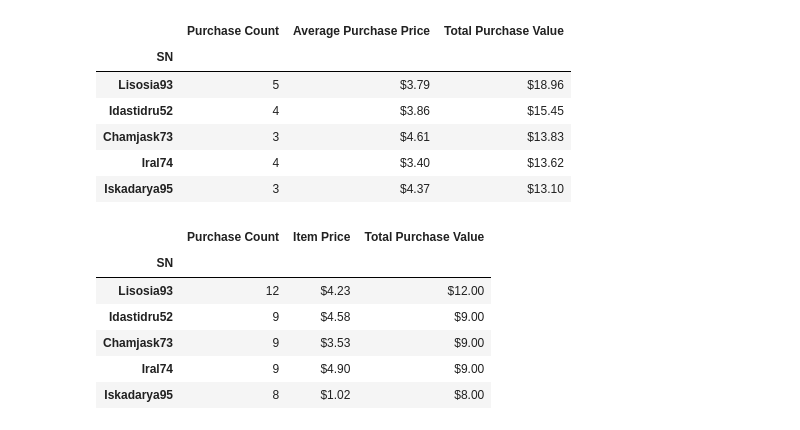
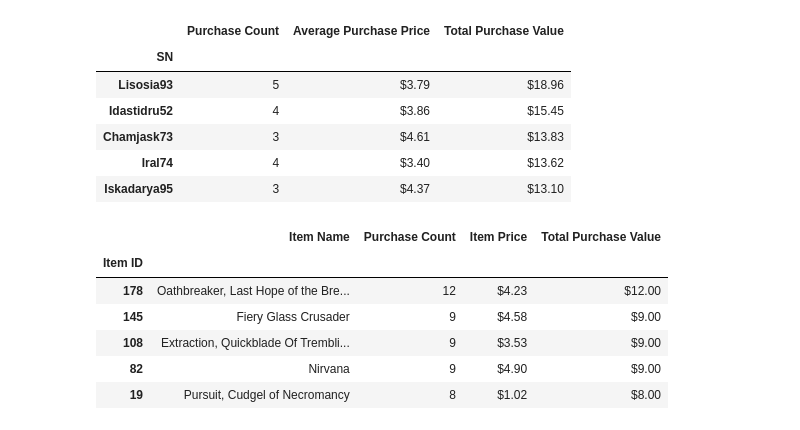
Before and after one commit to salizadeh10/Heroes-of-Pymoli, a Jupyter notebook: Heroes-of-Pymoli.ipynb, the cells around one changed output. Drawn from its saved outputs; the diff is of its cells as text; code cells hidden in the pictures.

Commit message:
Fixed Top Sellers table - most profitable still buggy

```diff
--- a/Heroes-of-Pymoli.ipynb
+++ b/Heroes-of-Pymoli.ipynb
@@ -344,13 +344,14 @@ top_spenders_df.style.format({"Average Purchase Price": "${:.2f}", "Total Purcha
 # Optional: give the displayed data cleaner formatting
 # Display a preview of the summary data frame
 
-top_sellers_df = age_demographic_df[["Item ID","Item Name", "Price"]]
+top_sellers_df = age_demographic_df[["Item ID", "Item Name", "Price"]]
 top_sellers = top_sellers_df.groupby("Item ID").count()
 top_sellers.sort_values(by = "Item Name", ascending = False, inplace = True)
 top_sellers_df = top_sellers_df.drop_duplicates(["Item ID", "Item Name"])
 
 # Get the list of top sellers names
-top_sellers_ids = [top_sellers.index[0], top_sellers.index[1], top_sellers.index[2], top_sellers.index[3], top_sellers.index[4]]
+top_sellers_ids = [top_sellers.index[0], top_sellers.index[1], top_sellers.index[2],
+                   top_sellers.index[3], top_sellers.index[4]]
 
 # Build the top sellers list of names
 top_sellers_name_0 = top_sellers_df.loc[top_sellers_df["Item ID"] == top_sellers_ids[0], "Item Name"].item()
@@ -363,39 +364,42 @@ top_sellers_names  = [top_item_name_0, top_item_name_1, top_item_name_2, top_ite
 # build the top sellers list of prices
 top_sellers_price_0 = top_sellers_df.loc[top_sellers_df["Item Name"] == top_sellers_names[0], "Price"].item()
 top_sellers_price_1 = top_sellers_df.loc[top_sellers_df["Item Name"] == top_sellers_names[1], "Price"].item()
 top_sellers_price_2 = top_sellers_df.loc[top_sellers_df["Item Name"] == top_sellers_names[2], "Price"].item()
 top_sellers_price_3 = top_sellers_df.loc[top_sellers_df["Item Name"] == top_sellers_names[3], "Price"].item()
 top_sellers_price_4 = top_sellers_df.loc[top_sellers_df["Item Name"] == top_sellers_names[4], "Price"].item()
 top_sellers_prices  = [top_sellers_price_0, top_sellers_price_1, top_sellers_price_2, top_sellers_price_3,top_sellers_price_4]
 
 # get the list of top sellers purchase ounts
 top_sellers_counts = [top_sellers.iloc[0,0], top_sellers.iloc[1,0], top_sellers.iloc[2,0],
                    top_sellers.iloc[3,0], top_sellers.iloc[4,0]]
 
 # Make a list of calculated total values for top sellers
 top_sellers_total_values = [(top_sellers.iloc[0,0] * top_sellers_price_0), (top_sellers.iloc[1,0] * top_sellers_price_1),
                           (top_sellers.iloc[2,0] * top_sellers_price_2), (top_sellers.iloc[3,0] * top_sellers_price_3),
                           (top_sellers.iloc[4,0] * top_sellers_price_4)]
 
 # Create the dictionary for transfer to dataframe later
 top_sellers_dict = {
+    "Item ID": top_sellers_ids,
+    "Item Name": top_sellers_names,
     "Purchase Count": top_sellers_counts,
     "Item Price": top_sellers_prices,
     "Total Purchase Value": top_sellers_counts,
     "SN": top_names}
 
 # Put it all in a data frame
 top_sellers_df = pd.DataFrame(top_sellers_dict)
-top_sellers_df = top_sellers_df.set_index("SN")
-top_sellers_df = top_sellers_df[["Purchase Count", "Item Price", "Total Purchase Value"]]
+#top_sellers_df = top_sellers_df.set_index("SN")
+top_sellers_df = top_sellers_df[["Item ID", "Item Name", "Purchase Count", "Item Price", "Total Purchase Value"]]
+top_sellers_df = top_sellers_df.set_index("Item ID")
 
 # Formatting prices
 top_sellers_df.style.format({"Item Price": "${:.2f}", "Total Purchase Value": "${:.2f}"})
 # %% [output]
-|  | Purchase Count | Item Price | Total Purchase Value |
-| SN |  |  |  |
-| Lisosia93 | 12 | $4.23 | $12.00 |
-| Idastidru52 | 9 | $4.58 | $9.00 |
-| Chamjask73 | 9 | $3.53 | $9.00 |
-| Iral74 | 9 | $4.90 | $9.00 |
-| Iskadarya95 | 8 | $1.02 | $8.00 |
+|  | Item Name | Purchase Count | Item Price | Total Purchase Value |
+| Item ID |  |  |  |  |
+| 178 | Oathbreaker, Last Hope of the Bre... | 12 | $4.23 | $12.00 |
+| 145 | Fiery Glass Crusader | 9 | $4.58 | $9.00 |
+| 108 | Extraction, Quickblade Of Trembli... | 9 | $3.53 | $9.00 |
+| 82 | Nirvana | 9 | $4.90 | $9.00 |
+| 19 | Pursuit, Cudgel of Necromancy | 8 | $1.02 | $8.00 |
```
Also changed, not shown: parts of 2 cells of this notebook, 1 other file.
